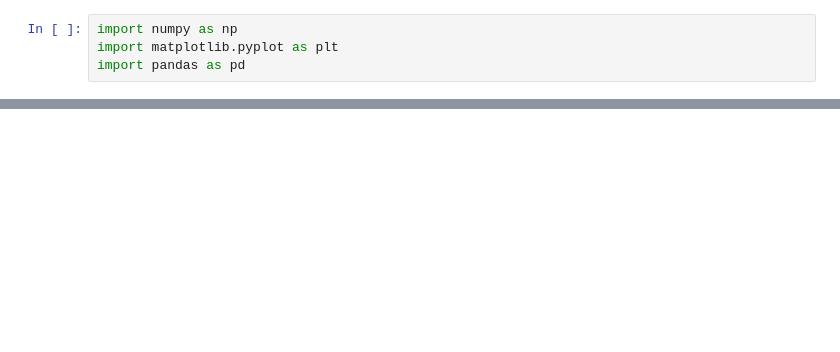
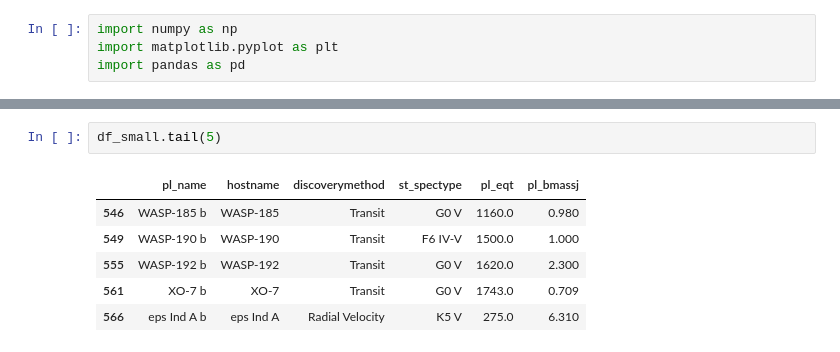
Before and after one commit to annikahattankutter-maker/annika, a Jupyter notebook: homework8/analyze_exoplanet_data.ipynb, the cells around one changed output, grey strips where cells are left out. Drawn from its saved outputs; the diff is of its cells as text; blank space fills up the shorter version.

```diff
--- a/homework8/analyze_exoplanet_data.ipynb
+++ b/homework8/analyze_exoplanet_data.ipynb
@@ -21,0 +94,9 @@ df
+# %%
+df_small.tail(5)
+# %% [output]
+|  | pl_name | hostname | discoverymethod | st_spectype | pl_eqt | pl_bmassj |
+| 546 | WASP-185 b | WASP-185 | Transit | G0 V | 1160.0 | 0.980 |
+| 549 | WASP-190 b | WASP-190 | Transit | F6 IV-V | 1500.0 | 1.000 |
+| 555 | WASP-192 b | WASP-192 | Transit | G0 V | 1620.0 | 2.300 |
+| 561 | XO-7 b | XO-7 | Transit | G0 V | 1743.0 | 0.709 |
+| 566 | eps Ind A b | eps Ind A | Radial Velocity | K5 V | 275.0 | 6.310 |
```
Also changed, not shown: parts of 16 cells of this notebook, 5 other files.
